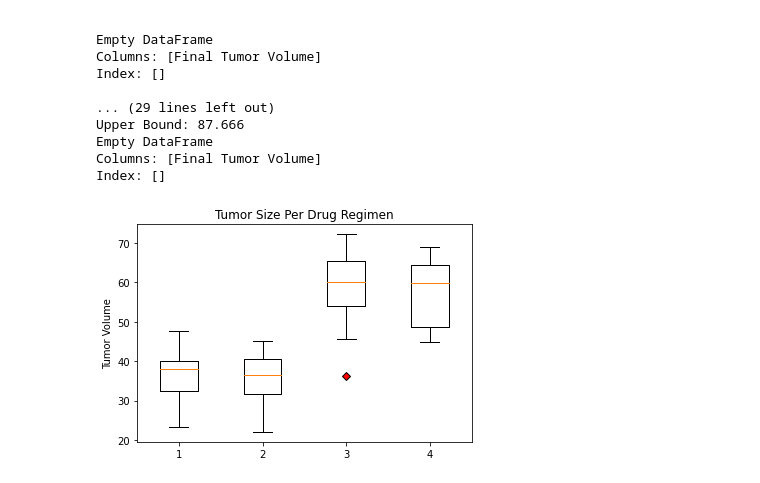
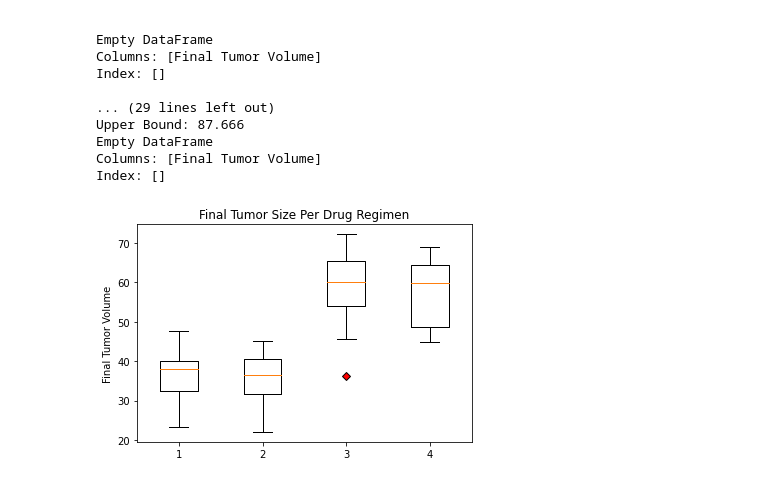
Before and after one commit to SanabuW/matplotlib-challenge, a Jupyter notebook: pymaceuticals_submission_file.ipynb, the cells around one changed output. Cells and saved outputs as stored; diff of their text form; code cells hidden in the pictures.

```diff
--- a/pymaceuticals_submission_file.ipynb
+++ b/pymaceuticals_submission_file.ipynb
@@ -85,7 +95,10 @@ mergeDataDupe.sort_values(by = "Mouse ID").head(50).tail(50)
 # %%
 # Duplicates found in dataset
 # Use .drop_duplicates across "Mouse ID","Timepoint" and keep only one value
-mergeDataClean = mergeData.drop_duplicates(subset = ["Mouse ID","Timepoint"],keep = False)
+#mergeDataClean = mergeData.drop_duplicates(subset = ["Mouse ID","Timepoint"],keep = False)
+#MAKE "g989" VARIABLE
+mergeDataClean = mergeData[mergeData["Mouse ID"] != "g989"]
+
 
 # Recheck for duplicates
 mergeDataCleanChk = mergeDataClean[mergeDataClean.duplicated(subset = ["Mouse ID","Timepoint"], keep = False)]
@@ -381,16 +429,16 @@ Index: []
 # %%
 # Plot boxplots
 # Refit data from dataframes into 2D array
 obsArray = [capdf["Final Tumor Volume"],ramdf["Final Tumor Volume"],infdf["Final Tumor Volume"],cefdf["Final Tumor Volume"]]
 
 fig2, ax2 = plt.subplots()
-ax2.set_title('Tumor Size Per Drug Regimen')
-ax2.set_ylabel('Tumor Volume')
+ax2.set_title('Final Tumor Size Per Drug Regimen')
+ax2.set_ylabel('Final Tumor Volume')
 red_diamond = dict(markerfacecolor='r', marker='D')
 ax2.boxplot(obsArray, flierprops = red_diamond)
 plt.show()
 # %% [output]
-[figure, old version]
+[figure, new version]
 # %%
 # Select a mouse that was treated with Capomulin and generate a line plot of tumor volume vs. time point
 # for that mouse.
```
Also changed, not shown: parts of 15 cells of this notebook.
